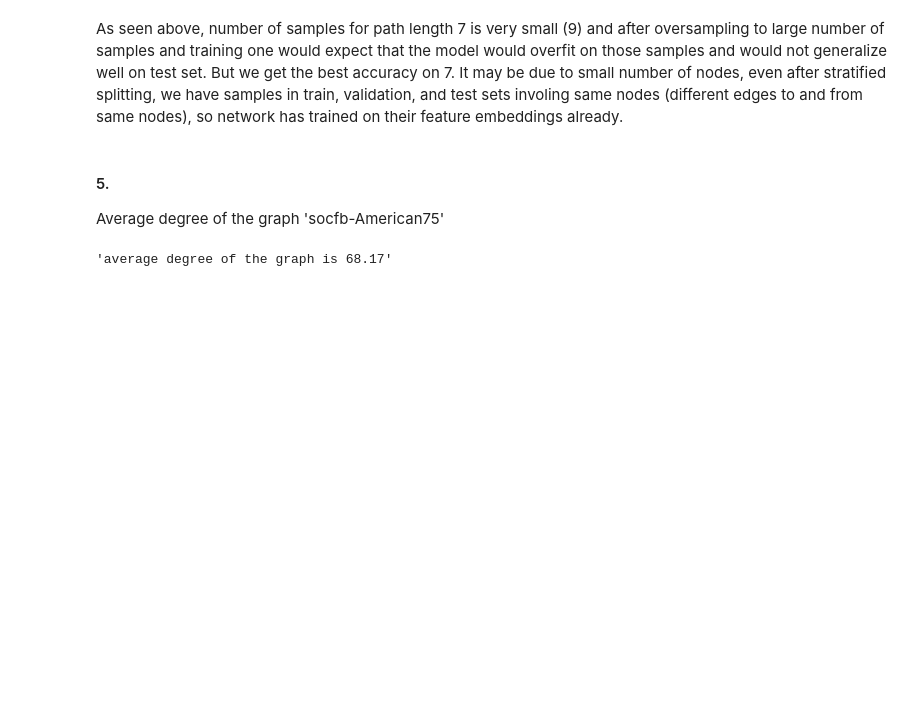
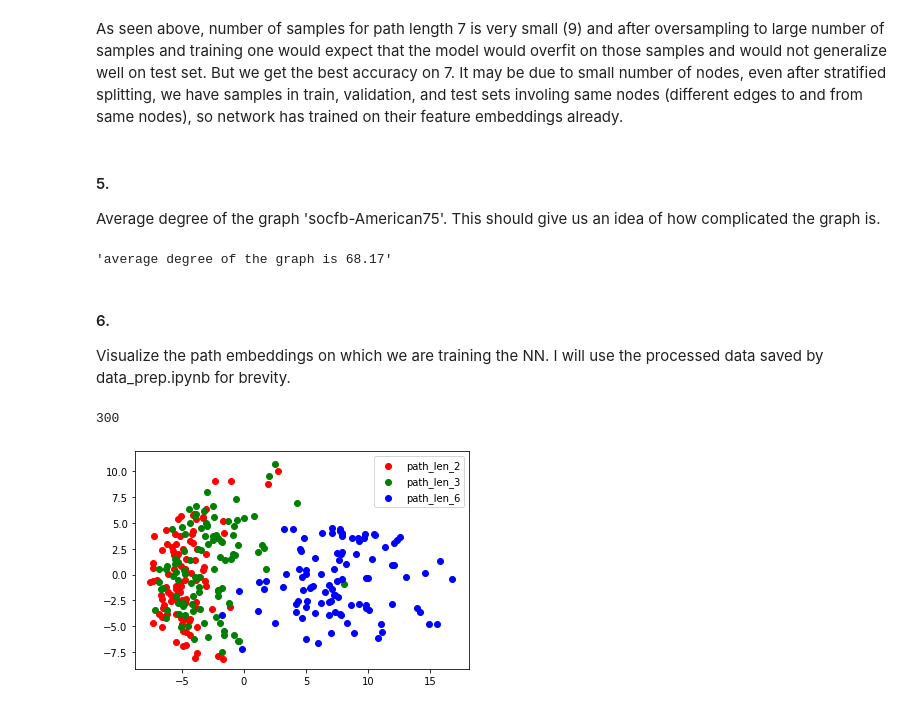
Before and after one commit to nayash/shortest-distance-approx-deep-learning, a Jupyter notebook: src/fun.ipynb, the cells around one changed output. Drawn from its saved outputs; the diff is of its cells as text; code cells hidden in the pictures; blank space fills up the shorter version.

Commit message:
path embeddings plot for fun

```diff
--- a/src/fun.ipynb
+++ b/src/fun.ipynb
@@ -88,7 +88,7 @@ Why does path length '7' has such good prediction accuracy despite having small
 As seen above, number of samples for path length 7 is very small (9) and after oversampling to large number of samples and training one would expect that the model would overfit on those samples and would not generalize well on test set. But we get the best accuracy on 7. It may be due to small number of nodes, even after stratified splitting, we have samples in train, validation, and test sets involing same nodes (different edges to and from same nodes), so network has trained on their feature embeddings already.
 # %% [markdown]
 #### 5.
-Average degree of the graph 'socfb-American75'
+Average degree of the graph 'socfb-American75'. This should give us an idea of how complicated the graph is.
 # %%
 from scipy import io
 import numpy as np
@@ -99,3 +99,39 @@ d_avg = round(mat.sum()/mat.shape[0], 2)
 f'average degree of the graph is {d_avg}'
 # %% [output]
 'average degree of the graph is 68.17'
+# %% [markdown]
+#### 6.
+Visualize the path embeddings on which we are training the NN. I will use the processed data saved by data_prep.ipynb for brevity.
+# %%
+import numpy as np
+import pickle
+
+data_path = '../outputs/train_xy_no_sampling_stdScale.pk'
+
+# x holds combined embeddings nodeA and nodeB and y holds path length between them
+x_train, y_train = pickle.load(open('../outputs/train_xy_no_sampling_stdScale.pk', 'rb'))
+
+# filter embeddings by node distance, filter out 100 from each
+emb_2 = x_train[y_train==2][1:1000:10]
+emb_3 = x_train[y_train==3][1:1000:10]
+emb_6 = x_train[y_train==6][1:500:5]
+
+x = np.vstack((emb_2, emb_3, emb_6))
+len(x)
+# %% [output]
+300
+# %%
+from sklearn.decomposition import PCA
+from matplotlib import pyplot as plt
+
+pca = PCA(n_components=2)
+x = pca.fit_transform(x)
+
+plt.scatter(x[:100, 0], x[:100, 1], c='r')
+plt.scatter(x[100:200, 0], x[100:200, 1], c='g')
+plt.scatter(x[200:300, 0], x[200:300, 1], c='b')
+plt.legend(['path_len_2', 'path_len_3', 'path_len_6'])
+
+plt.show()
+# %% [output]
+[figure, added]
```
Also changed, not shown: parts of 5 cells of this notebook, 1 other file.
